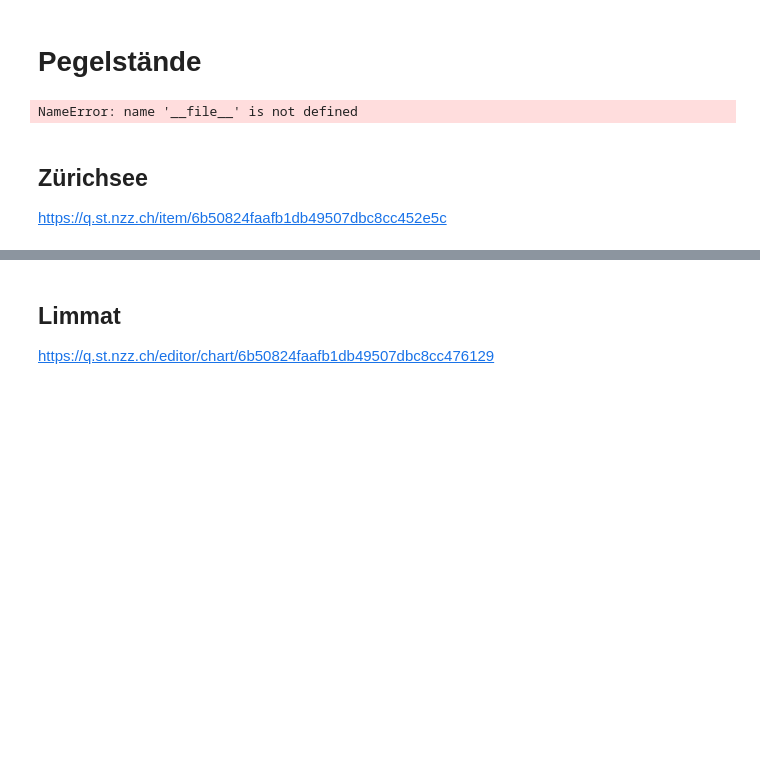
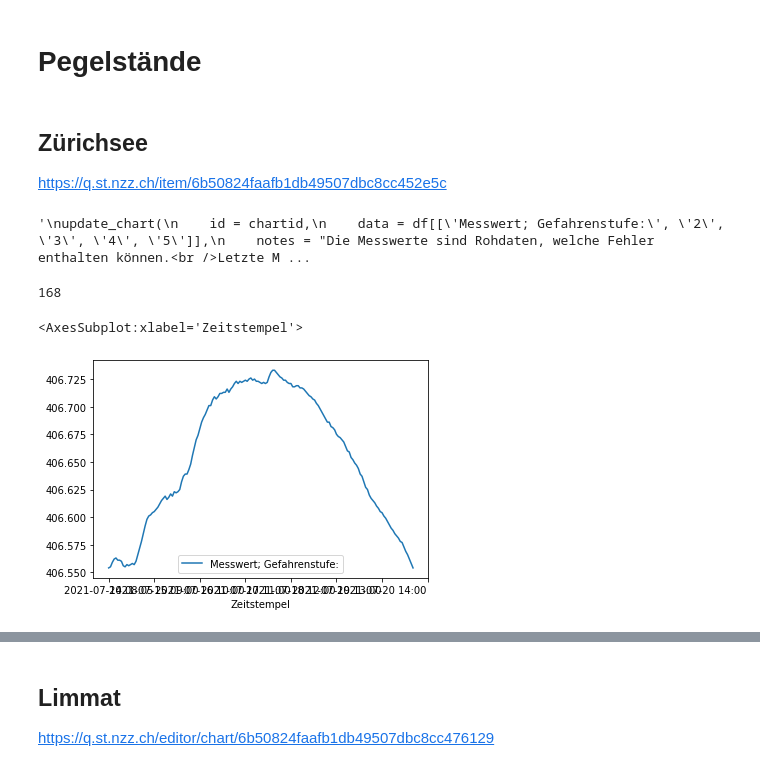
Before and after one commit to nzzdev/st-methods, a Jupyter notebook: bots/hochwasser-chart/src/main.ipynb, the cells around one changed output, grey strips where cells are left out. Saved outputs shown, nothing was run; the diff lists cells and outputs as text; code cells hidden in the pictures; blank space fills up the shorter version.

Commit message:
resample result

```diff
--- a/bots/hochwasser-chart/src/main.ipynb
+++ b/bots/hochwasser-chart/src/main.ipynb
@@ -10,10 +10,8 @@ from io import StringIO
 
 import os
 import sys
-sys.path.append(os.path.dirname((os.path.dirname(__file__))))
-from helpers import *
+#sys.path.append(os.path.dirname((os.path.dirname(__file__))))
+#from helpers import *
-# %% [output]
-NameError: name '__file__' is not defined
 # %%
 def get_data(url):
     r = requests.get(url)
@@ -31,6 +32,7 @@ def get_data(url):
 https://q.st.nzz.ch/item/6b50824faafb1db49507dbc8cc452e5c
 # %%
 # Get Data
+chartid = '6b50824faafb1db49507dbc8cc452e5c'
 url = 'https://www.hydrodaten.admin.ch/lhg/az/dwh/csv/BAFU_2209_PegelRadarSchacht.csv'
 df = get_data(url)
 
@@ -44,6 +46,31 @@ df['4'] = 406.6
 df['5'] = 406.85
 
 # Rename
-df = df.rename(columns = {'BAFU_2209_PegelRadarSchacht': 'Messwert, Gefahrenstufe:'})
+df = df.rename(columns = {'BAFU_2209_PegelRadarSchacht': 'Messwert; Gefahrenstufe:'})
 
-df[['Zeitstempel', 'Messwert, Gefahrenstufe:', '2', '3', '4', '5']].to_clipboard(index=False)
+# Resample (1 Entry per hour)
+df = df.resample('1H', on='Time').first()
+
+# Set Index
+df = df.set_index('Zeitstempel')
+
+
+"""
+update_chart(
+    id = chartid,
+    data = df[['Messwert; Gefahrenstufe:', '2', '3', '4', '5']],
+    notes = "Die Messwerte sind Rohdaten, welche Fehler enthalten können.<br />Letzte Messung: %s"
+      % get_last_update(df)
+)
+"""
+# %% [output]
+'\nupdate_chart(\n    id = chartid,\n    data = df[[\'Messwert; Gefahrenstufe:\', \'2\', \'3\', \'4\', \'5\']],\n    notes = "Die Messwerte sind Rohdaten, welche Fehler enthalten können.<br />Letzte M ...
+# %%
+len(df)
+# %% [output]
+168
+# %%
+df[['Messwert; Gefahrenstufe:']].plot()
+# %% [output]
+<AxesSubplot:xlabel='Zeitstempel'>
+[figure, added]
```
Also changed, not shown: parts of 2 cells of this notebook, 2 other files.
